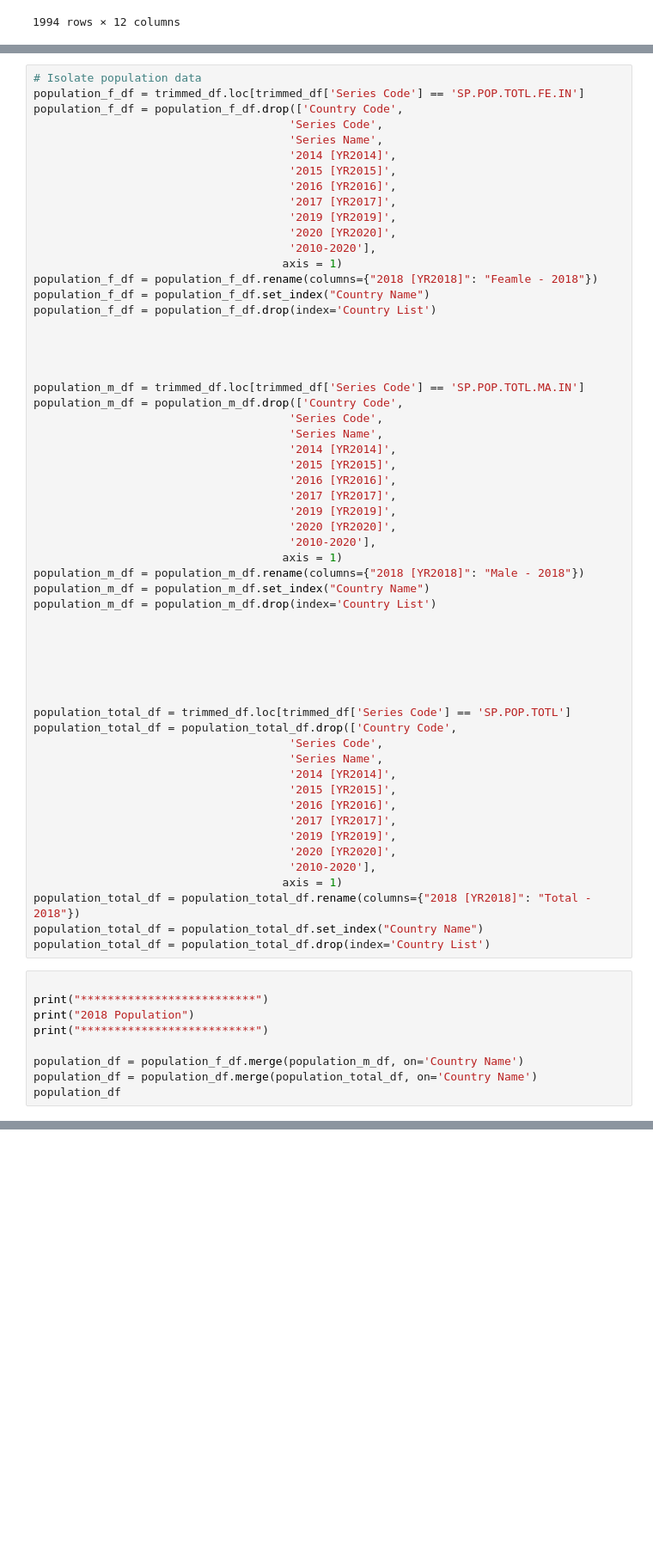
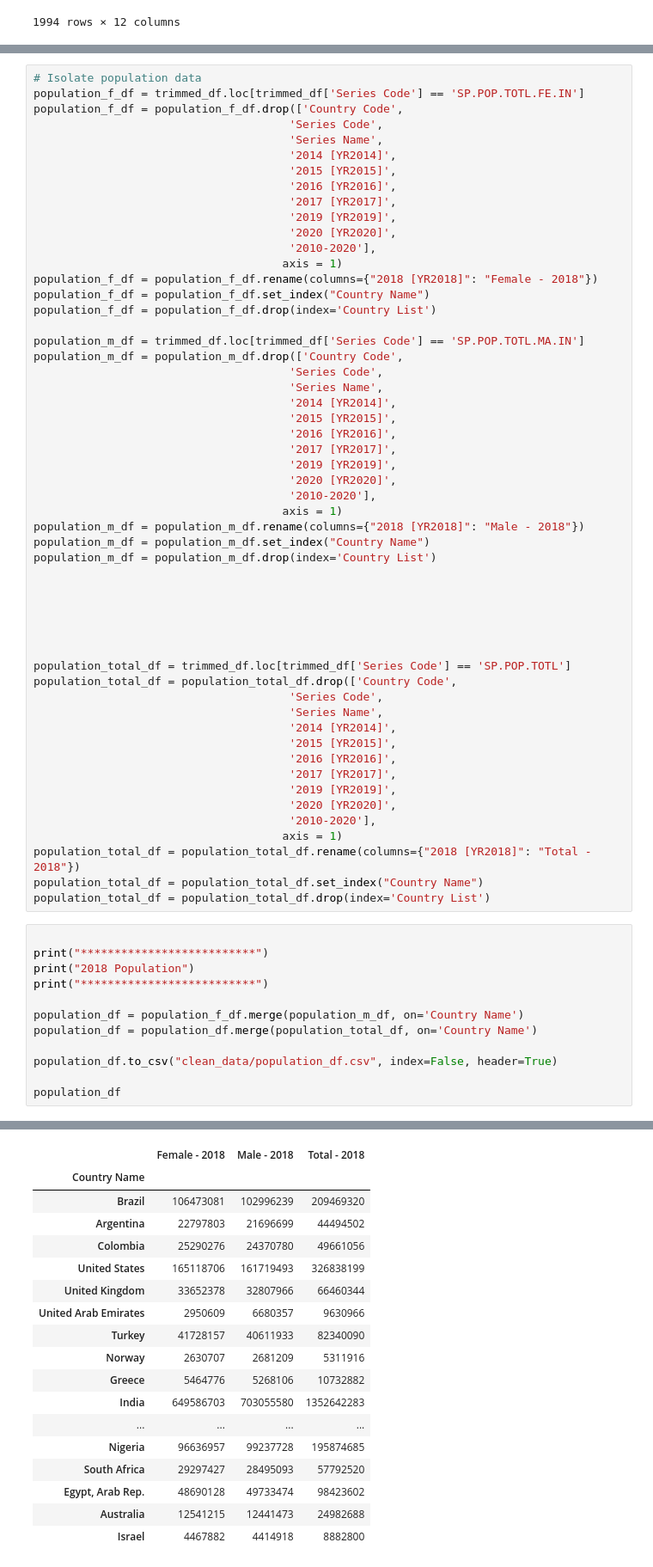
Before and after one commit to Keh4/Project-1---Team-3, a Jupyter notebook: Working_file_no_3.ipynb, the cells around one changed output, grey strips where cells are left out. Shown: that part at 86% size. Drawn from its saved outputs; the diff is of its cells as text; blank space fills up the shorter version.

```diff
--- a/Working_file_no_3.ipynb
+++ b/Working_file_no_3.ipynb
@@ -201,12 +302,9 @@ population_f_df = population_f_df.drop(['Country Code',
                                       '2020 [YR2020]',
                                       '2010-2020'],
                                      axis = 1)
-population_f_df = population_f_df.rename(columns={"2018 [YR2018]": "Feamle - 2018"})
+population_f_df = population_f_df.rename(columns={"2018 [YR2018]": "Female - 2018"})
 population_f_df = population_f_df.set_index("Country Name")
 population_f_df = population_f_df.drop(index='Country List')
-
-
-
 
 population_m_df = trimmed_df.loc[trimmed_df['Series Code'] == 'SP.POP.TOTL.MA.IN']
 population_m_df = population_m_df.drop(['Country Code',
@@ -252,4 +350,8 @@ print("**************************")
 
 population_df = population_f_df.merge(population_m_df, on='Country Name')
 population_df = population_df.merge(population_total_df, on='Country Name')
+
+population_df.to_csv("clean_data/population_df.csv", index=False, header=True)
+
 population_df
+# %% [output]
@@ -256,3 +361,21 @@ population_df
+|  | Female - 2018 | Male - 2018 | Total - 2018 |
+| Country Name |  |  |  |
+| Brazil | 106473081 | 102996239 | 209469320 |
+| Argentina | 22797803 | 21696699 | 44494502 |
+| Colombia | 25290276 | 24370780 | 49661056 |
+| United States | 165118706 | 161719493 | 326838199 |
+| United Kingdom | 33652378 | 32807966 | 66460344 |
+| United Arab Emirates | 2950609 | 6680357 | 9630966 |
+| Turkey | 41728157 | 40611933 | 82340090 |
+| Norway | 2630707 | 2681209 | 5311916 |
+| Greece | 5464776 | 5268106 | 10732882 |
+| India | 649586703 | 703055580 | 1352642283 |
+| ... | ... | ... | ... |
+| Nigeria | 96636957 | 99237728 | 195874685 |
+| South Africa | 29297427 | 28495093 | 57792520 |
+| Egypt, Arab Rep. | 48690128 | 49733474 | 98423602 |
+| Australia | 12541215 | 12441473 | 24982688 |
+| Israel | 4467882 | 4414918 | 8882800 |
 # %%
 ##Unemployment, total (% of total labor force)
 
```
Also changed, not shown: parts of 15 cells of this notebook, 7 other files.
